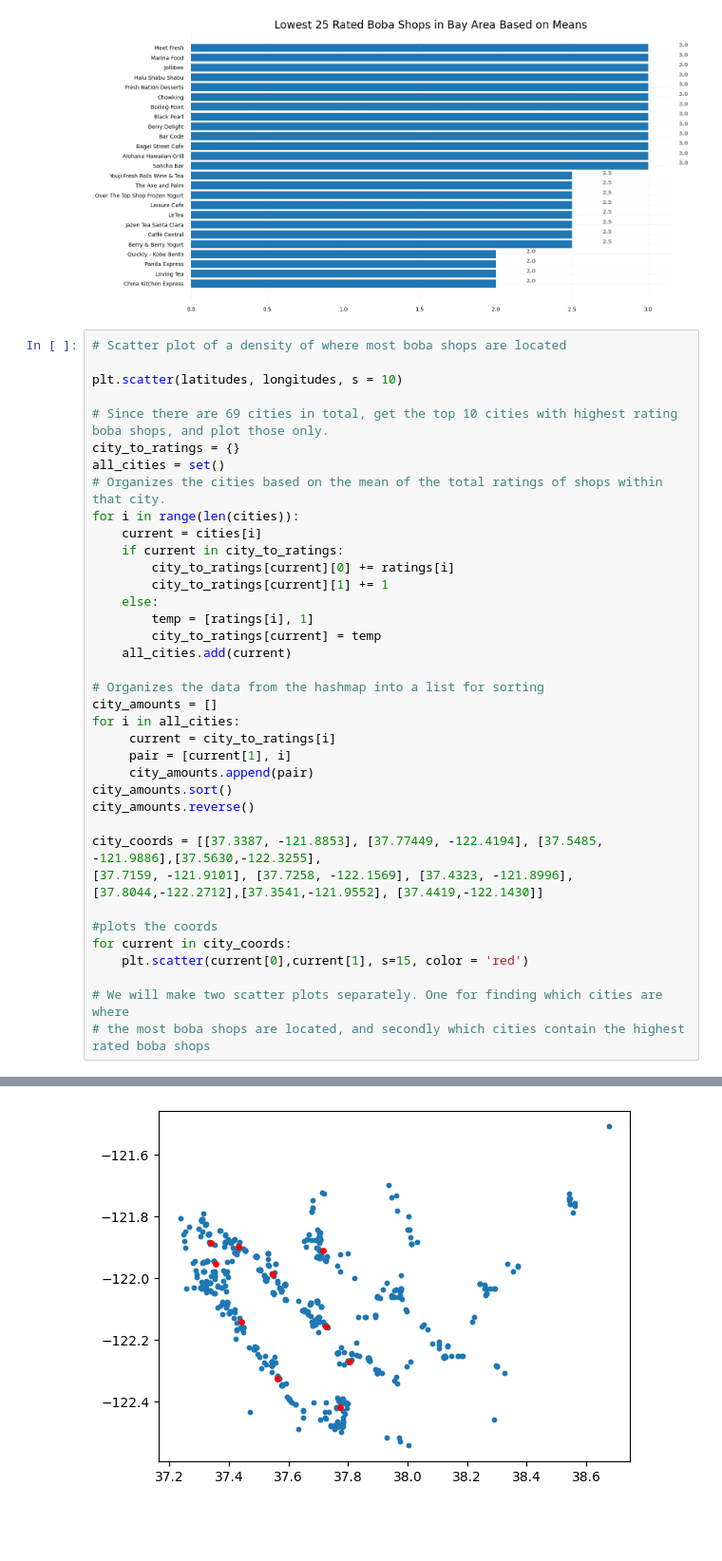
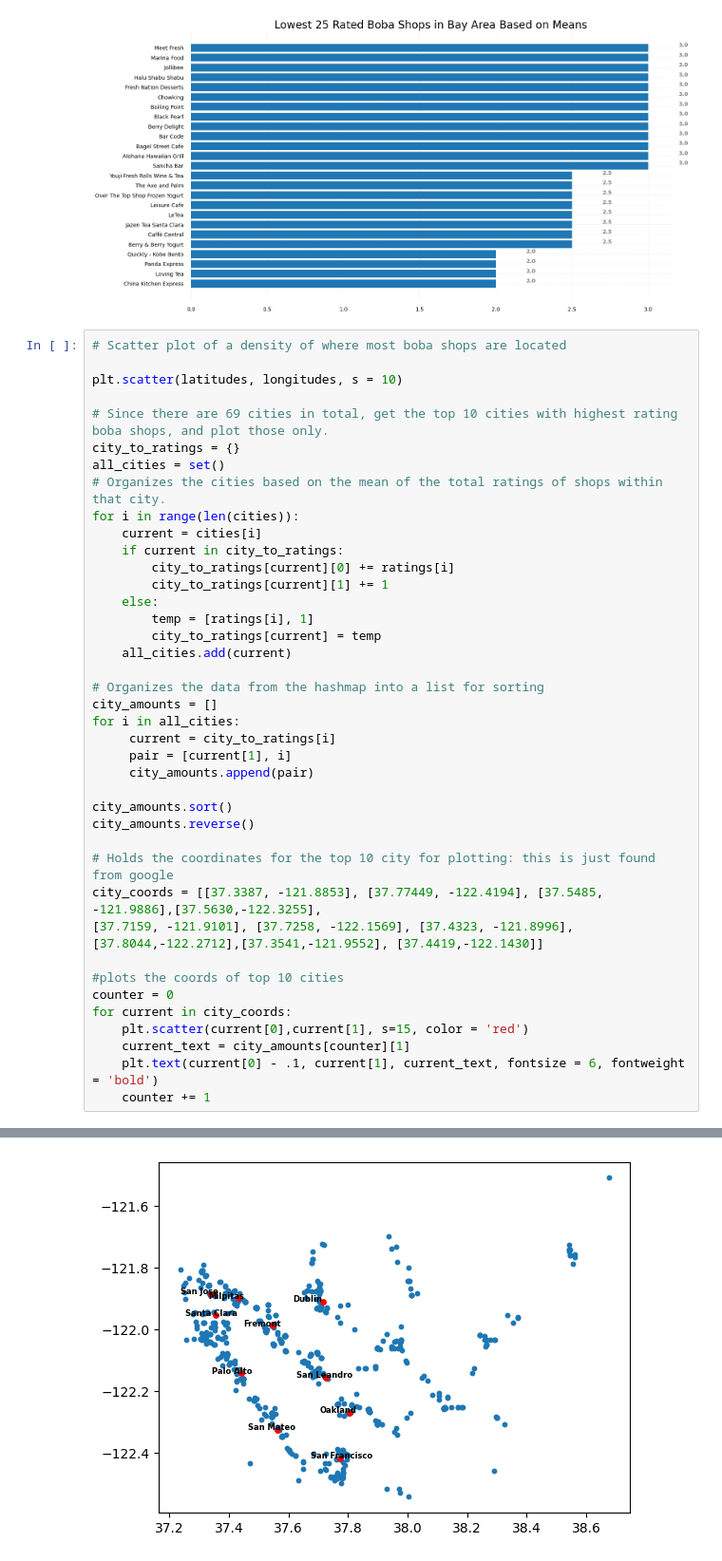
Before and after one commit to ChasePham/Bay-Area-Boba-Data-Visualizer, a Jupyter notebook: Bay_Area_DS_Vis.ipynb, the cells around one changed output, grey strips where cells are left out. Shown at 95% size. Drawn from its saved outputs; the diff is of its cells as text; blank space fills up the shorter version.

Commit message:
finish scatter

```diff
--- a/Bay_Area_DS_Vis.ipynb
+++ b/Bay_Area_DS_Vis.ipynb
@@ -213,16 +213,19 @@ for i in all_cities:
      current = city_to_ratings[i]
      pair = [current[1], i]
      city_amounts.append(pair)
+
 city_amounts.sort()
 city_amounts.reverse()
 
+# Holds the coordinates for the top 10 city for plotting: this is just found from google
 city_coords = [[37.3387, -121.8853], [37.77449, -122.4194], [37.5485, -121.9886],[37.5630,-122.3255],
 [37.7159, -121.9101], [37.7258, -122.1569], [37.4323, -121.8996], [37.8044,-122.2712],[37.3541,-121.9552], [37.4419,-122.1430]]
 
-#plots the coords
+#plots the coords of top 10 cities
+counter = 0
 for current in city_coords:
     plt.scatter(current[0],current[1], s=15, color = 'red')
-
-# We will make two scatter plots separately. One for finding which cities are where
-# the most boba shops are located, and secondly which cities contain the highest rated boba shops
+    current_text = city_amounts[counter][1]
+    plt.text(current[0] - .1, current[1], current_text, fontsize = 6, fontweight = 'bold')
+    counter += 1
 # %% [output]
@@ -229 +233 @@ for current in city_coords:
-[figure, old version]
+[figure, new version]
```
Also changed, not shown: parts of 1 cell of this notebook.
